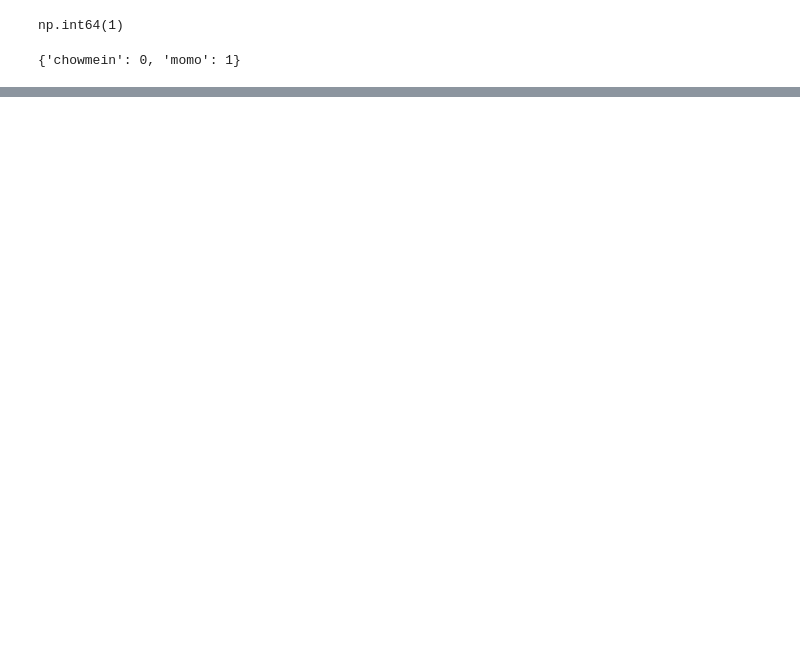
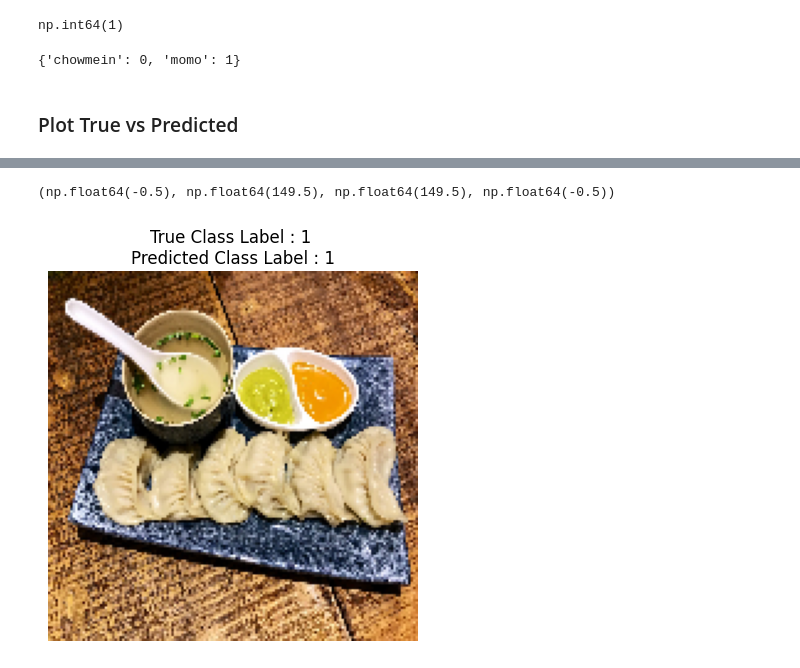
Before and after one commit to jin-raii/Handwritten-digits-using-Deep-Learning, a Jupyter notebook: momo_and_chowmein_classification.ipynb, the cells around one changed output, grey strips where cells are left out. Cells and saved outputs as stored; diff of their text form; code cells hidden in the pictures; blank space fills up the shorter version.

```diff
--- a/momo_and_chowmein_classification.ipynb
+++ b/momo_and_chowmein_classification.ipynb
@@ -282,3 +257,10 @@ np.int64(1)
 train_generator.class_indices
 # %% [output]
 {'chowmein': 0, 'momo': 1}
+# %% [markdown]
+### Plot True vs Predicted
+# %%
+plt.imshow(m_img[0])
+plt.title(f'True Class Label : {train_generator.class_indices["momo"]} \nPredicted Class Label : {np.argmax(my_model.predict(m_img))}')
+plt.axis('off')
+# %% [output]
@@ -284,0 +268,2 @@ train_generator.class_indices
+(np.float64(-0.5), np.float64(149.5), np.float64(149.5), np.float64(-0.5))
+[figure, added]
```
Also changed, not shown: parts of 19 cells of this notebook.
